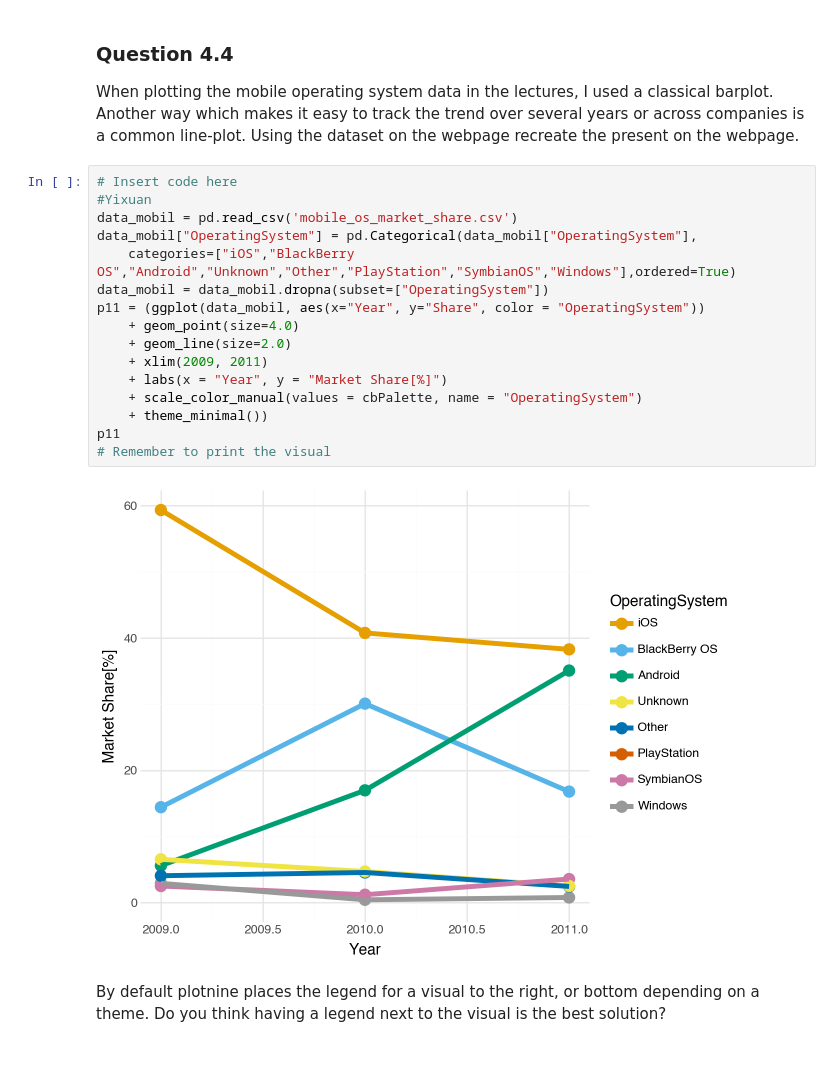
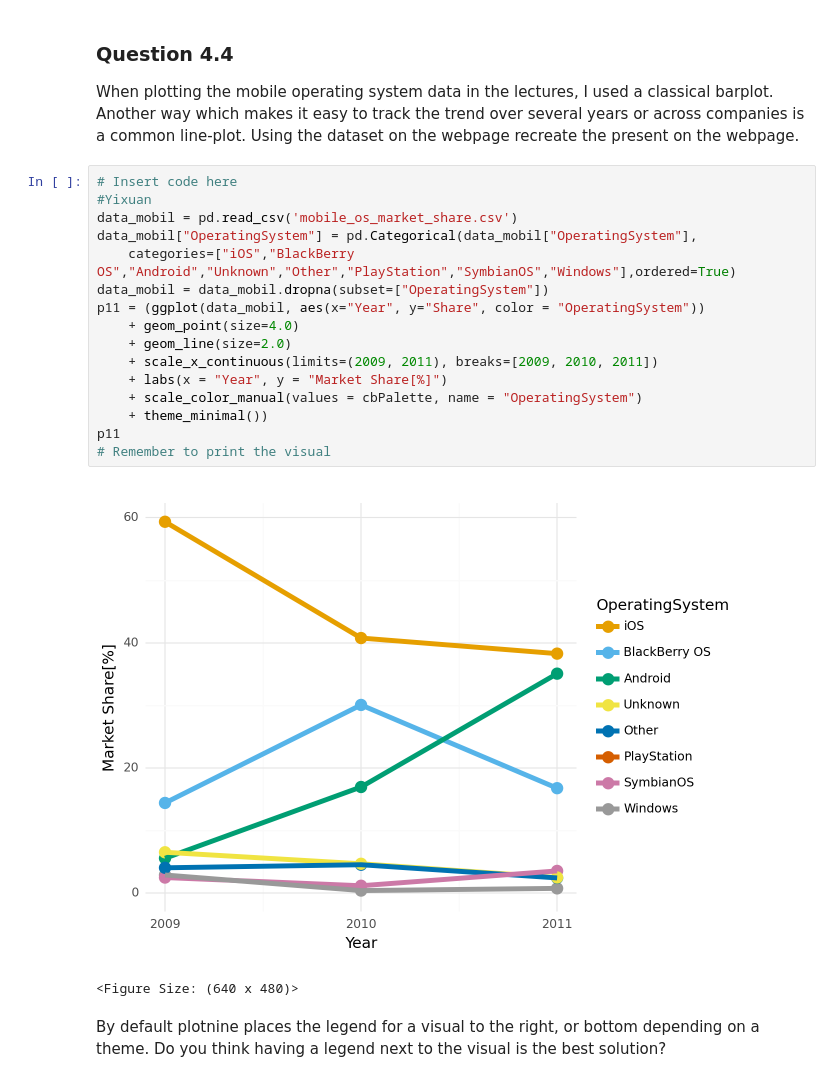
Before and after one commit to ErikDagobert/Scientific-Visualization, a Jupyter notebook: HW1/Homework1_2025.ipynb, the cells around one changed output. Cells and saved outputs as stored; diff of their text form.

```diff
--- a/HW1/Homework1_2025.ipynb
+++ b/HW1/Homework1_2025.ipynb
@@ -546,21 +563,22 @@ When plotting the mobile operating system data in the lectures, I used a classic
 # %%
 # Insert code here
 #Yixuan
 data_mobil = pd.read_csv('mobile_os_market_share.csv')
 data_mobil["OperatingSystem"] = pd.Categorical(data_mobil["OperatingSystem"],
     categories=["iOS","BlackBerry OS","Android","Unknown","Other","PlayStation","SymbianOS","Windows"],ordered=True)
 data_mobil = data_mobil.dropna(subset=["OperatingSystem"])
 p11 = (ggplot(data_mobil, aes(x="Year", y="Share", color = "OperatingSystem"))
     + geom_point(size=4.0)
     + geom_line(size=2.0)
-    + xlim(2009, 2011)
+    + scale_x_continuous(limits=(2009, 2011), breaks=[2009, 2010, 2011])
     + labs(x = "Year", y = "Market Share[%]")
     + scale_color_manual(values = cbPalette, name = "OperatingSystem")
     + theme_minimal())
 p11
 # Remember to print the visual
 # %% [output]
-[figure, old version]
+[figure, new version]
+<Figure Size: (640 x 480)>
 # %% [markdown]
 By default plotnine places the legend for a visual to the right, or bottom depending on a theme. Do you think having a legend next to the visual is the best solution?
 # %% [markdown]
```
Also changed, not shown: parts of 14 cells of this notebook.
